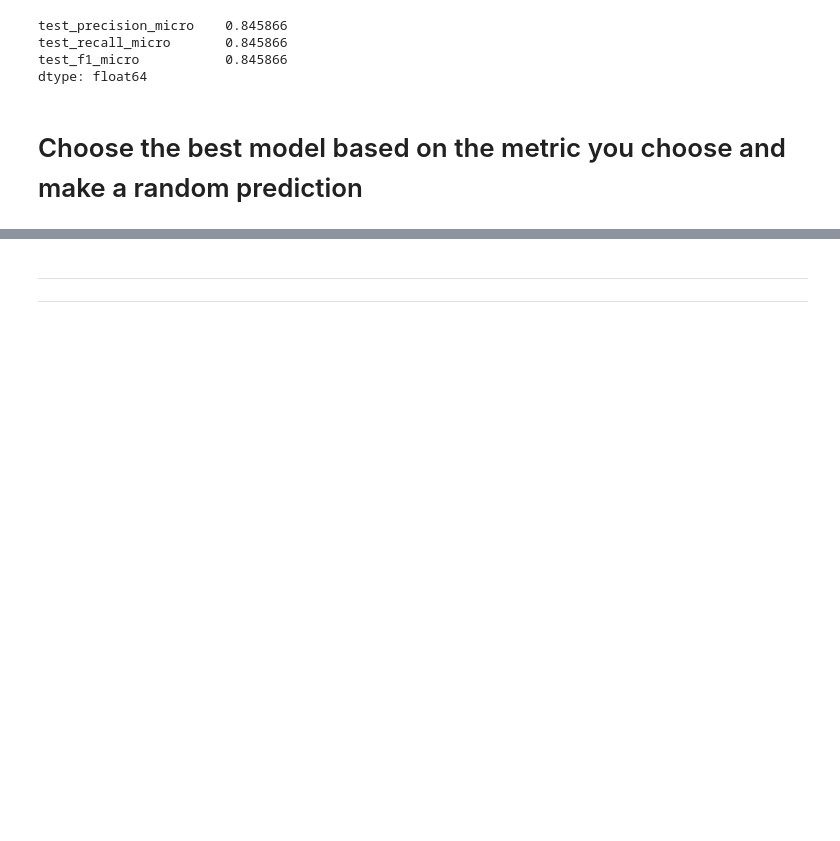
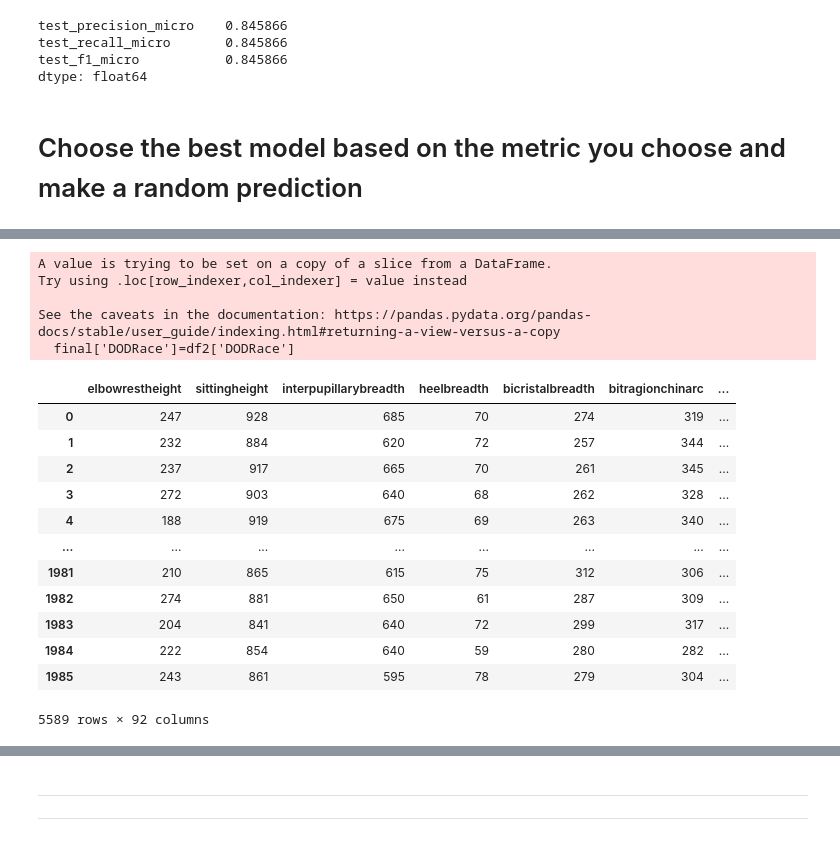
Before and after one commit to datacode-tr/Soldier, a Jupyter notebook: soldier_assignment c8286-steve.ipynb, the cells around one changed output, grey strips where cells are left out. Drawn from its saved outputs; the diff is of its cells as text; code cells hidden in the pictures; blank space fills up the shorter version.

```diff
--- a/soldier_assignment c8286-steve.ipynb
+++ b/soldier_assignment c8286-steve.ipynb
@@ -785,0 +813,4 @@ plt.show();
+# %%
+dt_feature_imp = pd.DataFrame(index = X.columns, data = dt_model.feature_importances_,
+                              columns = ["Feature Importance"]).sort_values("Feature Importance", ascending = False)
+dt_feature_imp
@@ -785,0 +851,26 @@ plt.show();
+# %%
+final=df2[dt_feature_imp.loc[dt_feature_imp["Feature Importance"] > 0.001].index]
+# %%
+final['DODRace']=df2['DODRace']
+# %% [output]
+A value is trying to be set on a copy of a slice from a DataFrame.
+Try using .loc[row_indexer,col_indexer] = value instead
+
+See the caveats in the documentation: https://pandas.pydata.org/pandas-docs/stable/user_guide/indexing.html#returning-a-view-versus-a-copy
+  final['DODRace']=df2['DODRace']
+# %%
+final
+# %% [output]
+|  | elbowrestheight | sittingheight | interpupillarybreadth | heelbreadth | bicristalbreadth | bitragionchinarc | ... |
+| 0 | 247 | 928 | 685 | 70 | 274 | 319 | ... |
+| 1 | 232 | 884 | 620 | 72 | 257 | 344 | ... |
+| 2 | 237 | 917 | 665 | 70 | 261 | 345 | ... |
+| 3 | 272 | 903 | 640 | 68 | 262 | 328 | ... |
+| 4 | 188 | 919 | 675 | 69 | 263 | 340 | ... |
+| ... | ... | ... | ... | ... | ... | ... | ... |
+| 1981 | 210 | 865 | 615 | 75 | 312 | 306 | ... |
+| 1982 | 274 | 881 | 650 | 61 | 287 | 309 | ... |
+| 1983 | 204 | 841 | 640 | 72 | 299 | 317 | ... |
+| 1984 | 222 | 854 | 640 | 59 | 280 | 282 | ... |
+| 1985 | 243 | 861 | 595 | 78 | 279 | 304 | ... |
+5589 rows × 92 columns
```
Also changed, not shown: parts of 11 cells of this notebook.
